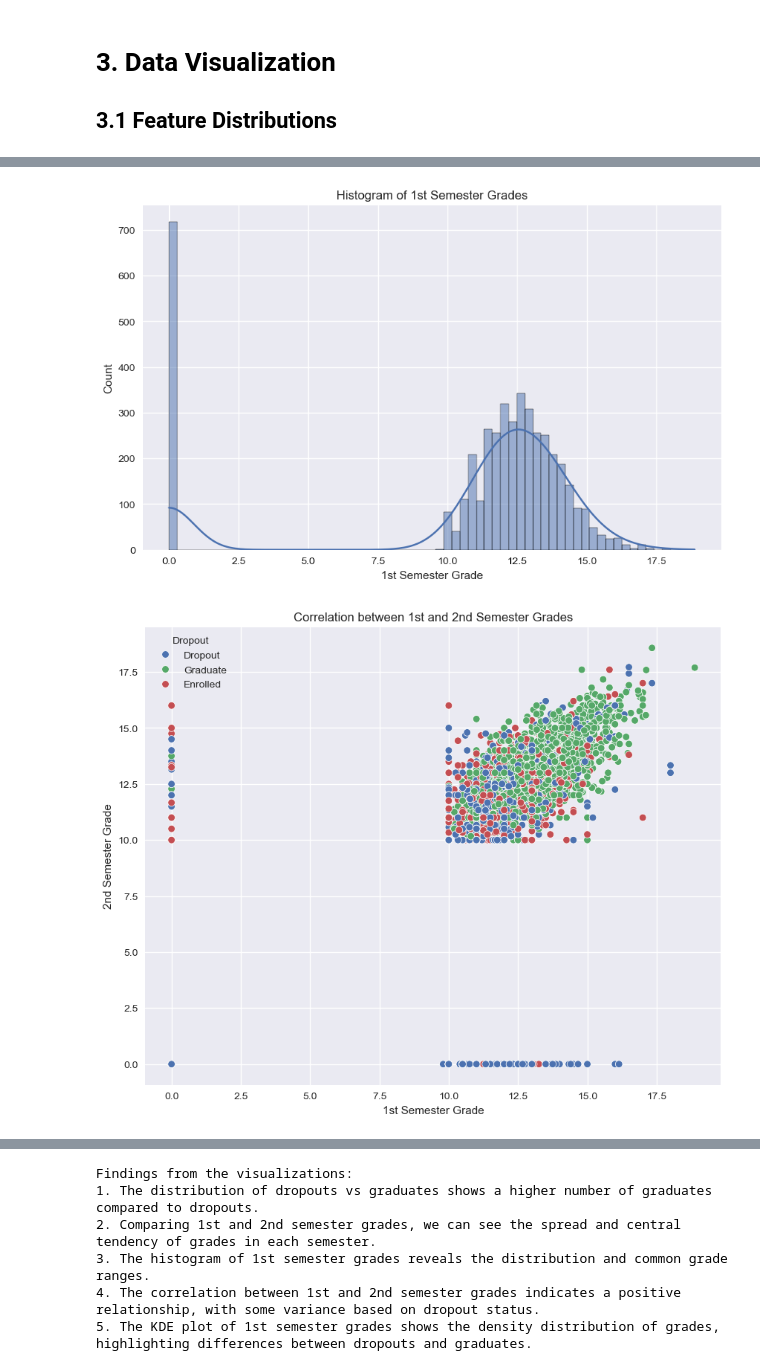
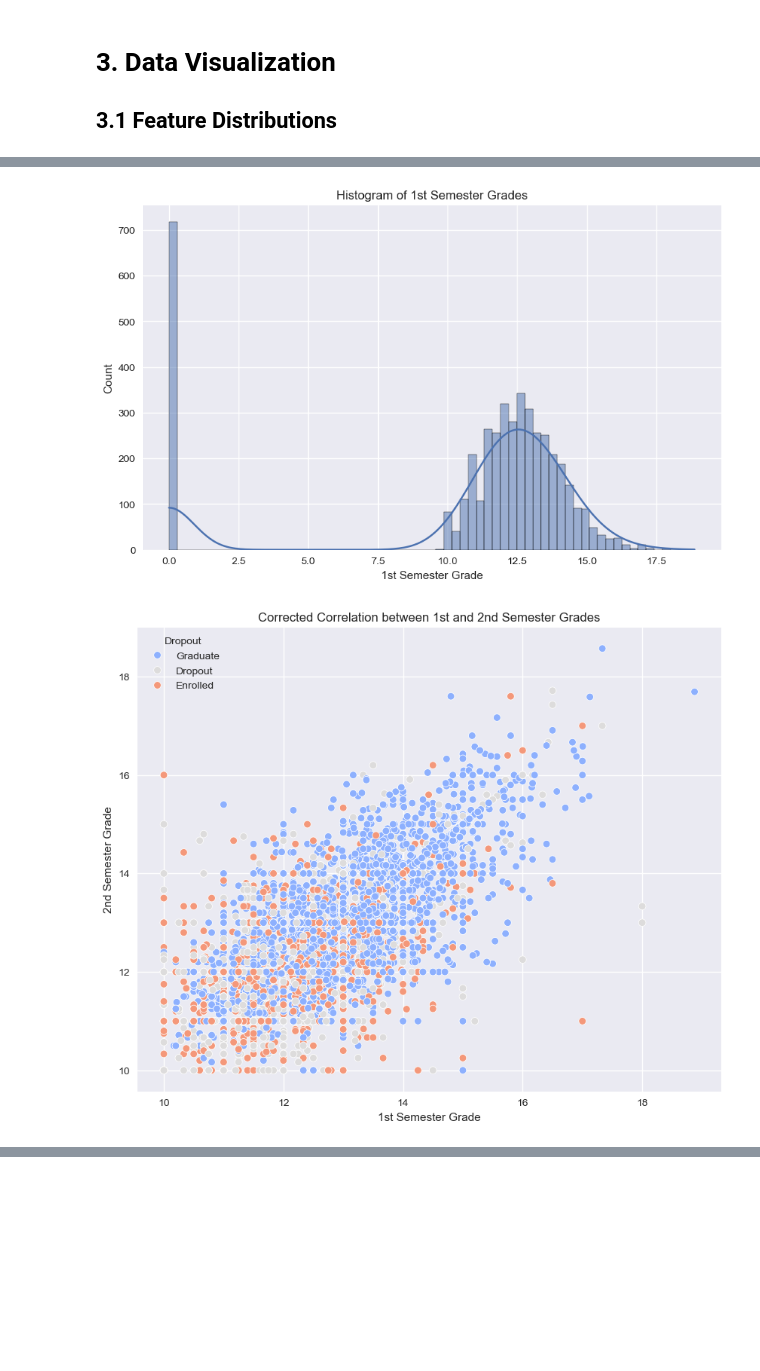
Before and after one commit to jadennathaniel/ml-lab1, a Jupyter notebook: lab1.ipynb, the cells around one changed output, grey strips where cells are left out. Drawn from its saved outputs; the diff is of its cells as text; code cells hidden in the pictures; blank space fills up the shorter version.

Commit message:
more graph improvements

```diff
--- a/lab1.ipynb
+++ b/lab1.ipynb
@@ -182,20 +182,19 @@ df = df.drop(drop_columns, axis=1)
 # Rename target column to 'Dropout'
 df = df.rename(columns={'Target': 'Dropout'})
 
-# Replace content of 'Dropout' column to 'Graduate' and 'Dropout' instead of 0 and 1
+# Replace content of 'Dropout' column to 'Graduate' and 'Dropout'
 df.Dropout.replace([0, 1], ['Graduate', 'Dropout'], inplace=True)
 
 # Set the style for better-looking plots
 plt.style.use('seaborn-v0_8')
 
-# 1. Updated Distribution of Dropout vs Graduate (categorical)
+# 1. Distribution of Dropout vs Graduate (categorical)
 plt.figure(figsize=(10, 6))
 sns.countplot(x='Dropout', data=df)
 plt.title('Distribution of Dropout vs Graduate')
 plt.xlabel('Enrollment Status')
 plt.ylabel('Count')
 plt.show()
-
 
 # 2. Box plot of 1st and 2nd semester grades
 plt.figure(figsize=(12, 6))
@@ -206,40 +205,45 @@ plt.title('Box Plot of 1st and 2nd Semester Grades')
 plt.xlabel('Semester')
 plt.ylabel('Grade')
 plt.show()
 
 # 3. Histogram of 1st Semester Grades
 plt.figure(figsize=(10, 6))
 sns.histplot(data=df, x='Curricular units 1st sem (grade)', kde=True)
 plt.title('Histogram of 1st Semester Grades')
 plt.xlabel('1st Semester Grade')
 plt.ylabel('Count')
 plt.show()
 
 # 4. Correlation between 1st and 2nd semester grades
 plt.figure(figsize=(10, 8))
+
+# Ensure that grades are properly converted to numeric for both semesters
+df['Curricular units 1st sem (grade)'] = pd.to_numeric(df['Curricular units 1st sem (grade)'], errors='coerce')
+df['Curricular units 2nd sem (grade)'] = pd.to_numeric(df['Curricular units 2nd sem (grade)'], errors='coerce')
+
+# Filter out the rows where both grades are 0 (no meaningful correlation)
+df_filtered = df[(df['Curricular units 1st sem (grade)'] != 0) &
+                 (df['Curricular units 2nd sem (grade)'] != 0)]
+
+# Plot filtered data
 sns.scatterplot(x='Curricular units 1st sem (grade)', y='Curricular units 2nd sem (grade)',
-                hue='Dropout', data=df)
-plt.title('Correlation between 1st and 2nd Semester Grades')
+                hue='Dropout', data=df_filtered, palette='coolwarm')
+
+plt.title('Corrected Correlation between 1st and 2nd Semester Grades')
 plt.xlabel('1st Semester Grade')
 plt.ylabel('2nd Semester Grade')
 plt.show()
 
 # 5. Kernel Density Estimation of 1st Semester Grades
 plt.figure(figsize=(10, 6))
 sns.kdeplot(data=df, x='Curricular units 1st sem (grade)', hue='Dropout', fill=True)
 plt.title('Kernel Density Estimation of 1st Semester Grades')
 plt.xlabel('1st Semester Grade')
 plt.ylabel('Density')
 plt.show()
 # %% [output]
 [figure]
 [figure]
 [figure]
-[figure, old version]
+[figure, new version]
 [figure]
-Findings from the visualizations:
-1. The distribution of dropouts vs graduates shows a higher number of graduates compared to dropouts.
-2. Comparing 1st and 2nd semester grades, we can see the spread and central tendency of grades in each semester.
-3. The histogram of 1st semester grades reveals the distribution and common grade ranges.
-4. The correlation between 1st and 2nd semester grades indicates a positive relationship, with some variance based on dropout status.
-5. The KDE plot of 1st semester grades shows the density distribution of grades, highlighting differences between dropouts and graduates.
```
